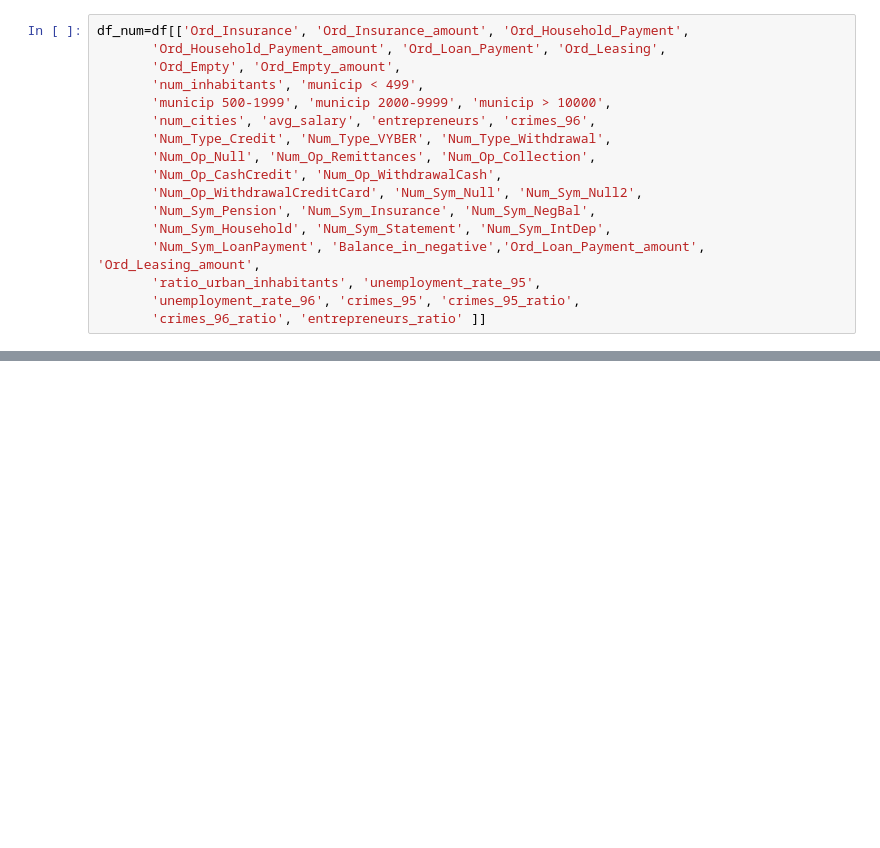
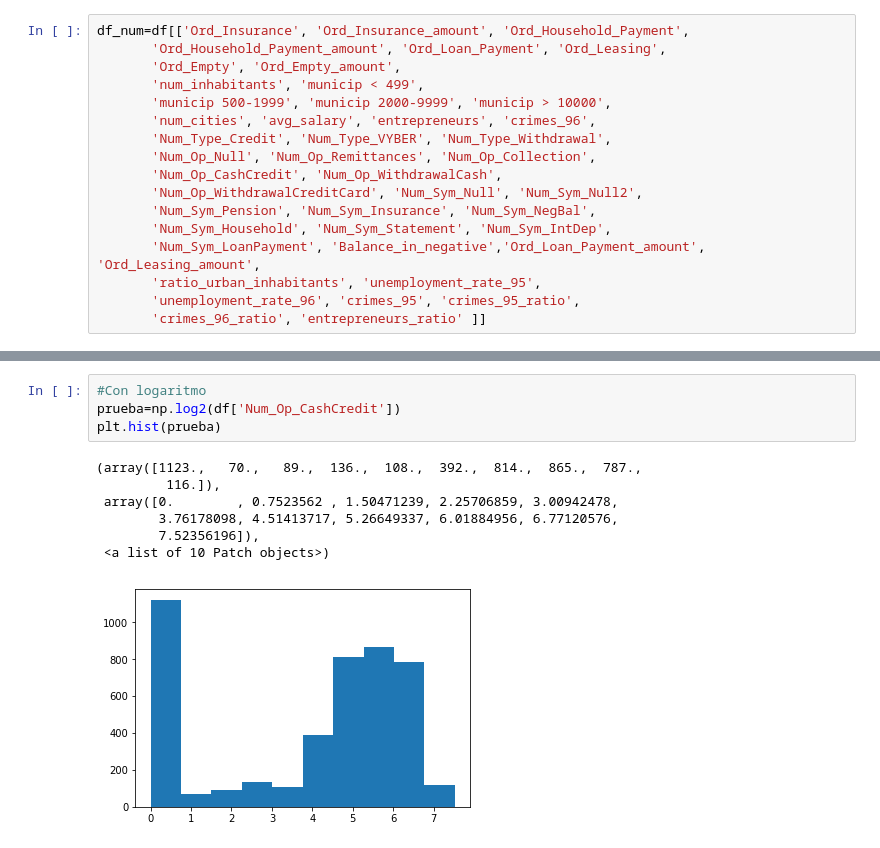
Before and after one commit to osmaac/master-data-science, a Jupyter notebook: Feature processing.ipynb, the cells around one changed output, grey strips where cells are left out. Cells and saved outputs as stored; diff of their text form; blank space fills up the shorter version.

```diff
--- a/Feature processing.ipynb
+++ b/Feature processing.ipynb
@@ -514,0 +569,12 @@ df_num=df[['Ord_Insurance', 'Ord_Insurance_amount', 'Ord_Household_Payment',
+# %%
+#Con logaritmo
+prueba=np.log2(df['Num_Op_CashCredit'])
+plt.hist(prueba)
+# %% [output]
+(array([1123.,   70.,   89.,  136.,  108.,  392.,  814.,  865.,  787.,
+         116.]),
+ array([0.        , 0.7523562 , 1.50471239, 2.25706859, 3.00942478,
+        3.76178098, 4.51413717, 5.26649337, 6.01884956, 6.77120576,
+        7.52356196]),
+ <a list of 10 Patch objects>)
+[figure, added]
```
Also changed, not shown: parts of 24 cells of this notebook.
